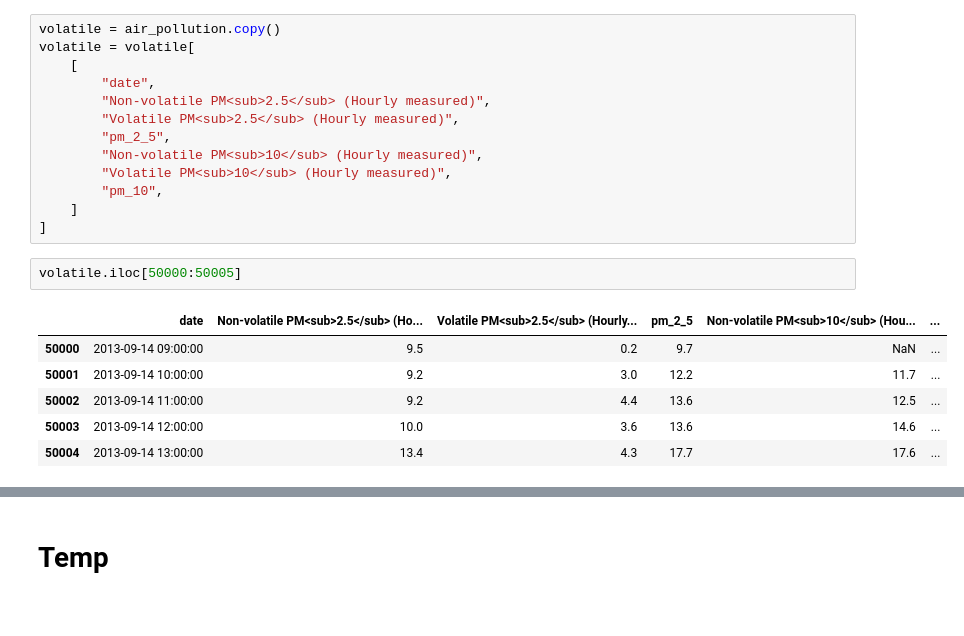
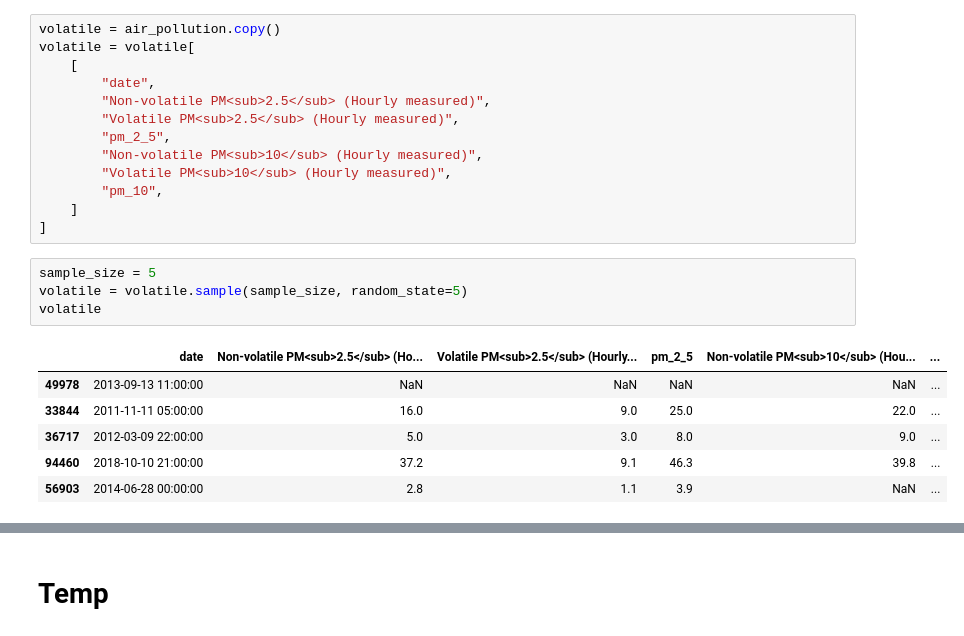
Before and after one commit to Simon-Lee-UK/air-pollution, a Jupyter notebook: analysis/1_0_initial_data_read.ipynb, the cells around one changed output, grey strips where cells are left out. Drawn from its saved outputs; the diff is of its cells as text.

Commit message:
Complete check on volatile vs non-volatile columns

```diff
--- a/analysis/1_0_initial_data_read.ipynb
+++ b/analysis/1_0_initial_data_read.ipynb
@@ -247,12 +248,14 @@ volatile = volatile[
         "pm_10",
     ]
 ]
-# %%
-volatile.iloc[50000:50005]
-# %% [output]
-|  | date | Non-volatile PM<sub>2.5</sub> (Ho... | Volatile PM<sub>2.5</sub> (Hourly... | pm_2_5 | Non-volatile PM<sub>10</sub> (Hou... | ... |
-| 50000 | 2013-09-14 09:00:00 | 9.5 | 0.2 | 9.7 | NaN | ... |
-| 50001 | 2013-09-14 10:00:00 | 9.2 | 3.0 | 12.2 | 11.7 | ... |
-| 50002 | 2013-09-14 11:00:00 | 9.2 | 4.4 | 13.6 | 12.5 | ... |
-| 50003 | 2013-09-14 12:00:00 | 10.0 | 3.6 | 13.6 | 14.6 | ... |
-| 50004 | 2013-09-14 13:00:00 | 13.4 | 4.3 | 17.7 | 17.6 | ... |
+# %%
+sample_size = 5
+volatile = volatile.sample(sample_size, random_state=5)
+volatile
+# %% [output]
+|  | date | Non-volatile PM<sub>2.5</sub> (Ho... | Volatile PM<sub>2.5</sub> (Hourly... | pm_2_5 | Non-volatile PM<sub>10</sub> (Hou... | ... |
+| 49978 | 2013-09-13 11:00:00 | NaN | NaN | NaN | NaN | ... |
+| 33844 | 2011-11-11 05:00:00 | 16.0 | 9.0 | 25.0 | 22.0 | ... |
+| 36717 | 2012-03-09 22:00:00 | 5.0 | 3.0 | 8.0 | 9.0 | ... |
+| 94460 | 2018-10-10 21:00:00 | 37.2 | 9.1 | 46.3 | 39.8 | ... |
+| 56903 | 2014-06-28 00:00:00 | 2.8 | 1.1 | 3.9 | NaN | ... |
```
Also changed, not shown: parts of 5 cells of this notebook.
